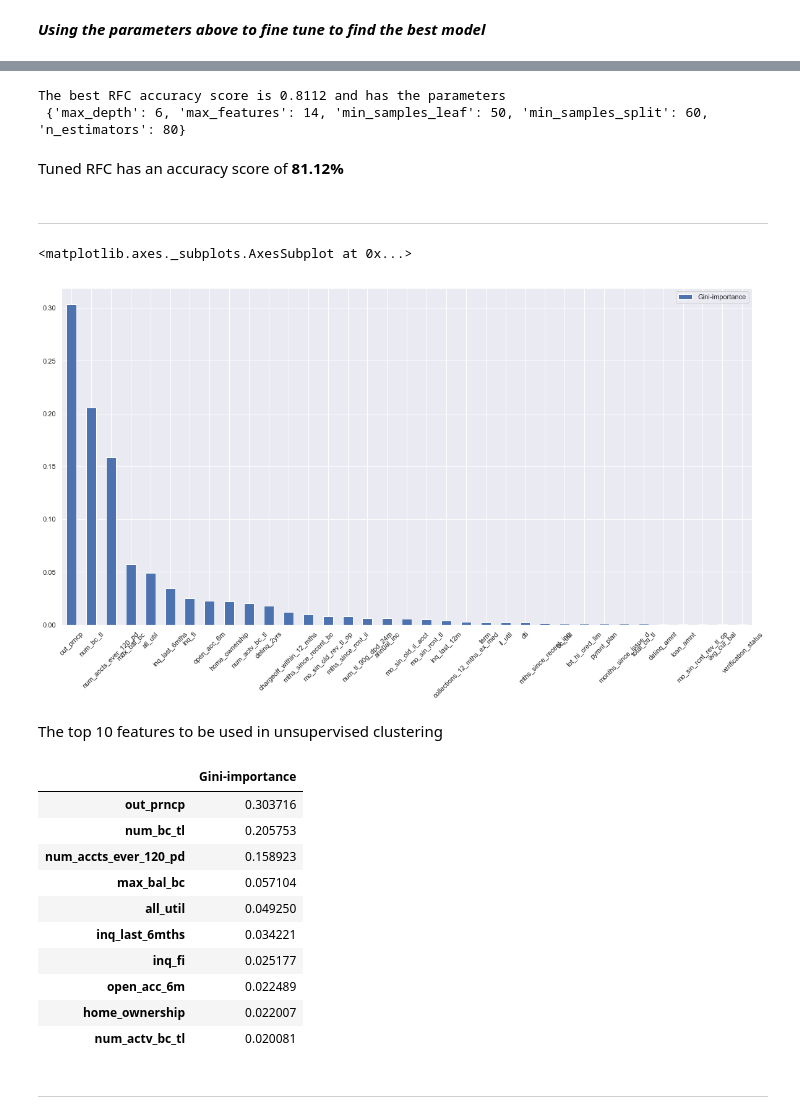
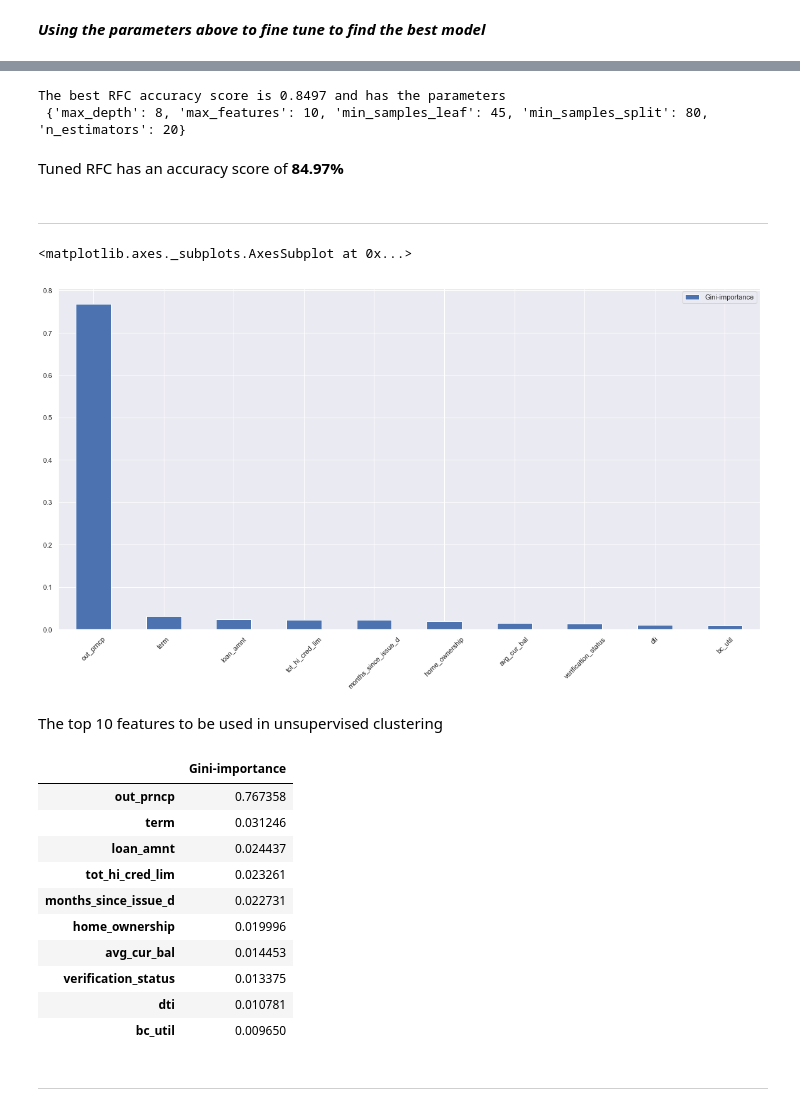
Before and after one commit to gaddyc/Thinkful_Data_Science, a Jupyter notebook: Unit7_FinalCapstone/Unit7.2_Supervised_LendingClub.ipynb, the cells around one changed output, grey strips where cells are left out. Saved outputs shown, nothing was run; the diff lists cells and outputs as text; code cells hidden in the pictures.

```diff
--- a/Unit7_FinalCapstone/Unit7.2_Supervised_LendingClub.ipynb
+++ b/Unit7_FinalCapstone/Unit7.2_Supervised_LendingClub.ipynb
@@ -143,13 +78,13 @@ for var in zip(hyperparameter, range):
 
     parameters = {"{}".format(var[0]): var[1]}
     # instantiate the model
-    rf = RandomForestClassifier()
+    rf = ensemble.RandomForestClassifier()
 
     # fit tree on training data
     rfgrid = GridSearchCV(rf, parameters,
                           cv=3,
                           scoring="accuracy")
-    rfgrid.fit(X_train_sc_pca, y_train)
+    rfgrid.fit(X_train, y_train)
     scores = rfgrid.cv_results_
 
     plt.figure()
@@ -178,14 +113,14 @@ ___Using the parameters above to fine tune to find the best model___
 # Create the parameter grid based on the results of random search
 
 param_grid = {
-    'max_depth': [2, 3, 5, 6],
-    'n_estimators': [80,100],
-    'min_samples_leaf': [50, 60, 70],
+    'max_depth': [2, 4, 6, 8],
+    'n_estimators': [20, 80, 100],
+    'min_samples_leaf': [45, 50, 55],
     'min_samples_split': [50, 60, 70, 80],
-    'max_features': [8,10,14]
+    'max_features': [6, 8, 10]
 }
 # Create a based model
-rf_tree = RandomForestClassifier()
+rf_tree = ensemble.RandomForestClassifier()
 # Instantiate the grid search model
 rfgrid_search = GridSearchCV(estimator=rf_tree,
                              param_grid=param_grid,
@@ -193,7 +128,7 @@ rfgrid_search = GridSearchCV(estimator=rf_tree,
 # %%
 # Fit the grid search to the data
 start_time = time.time()
-rfgrid_search.fit(X_train_sc_pca, y_train)
+rfgrid_search.fit(X_train, y_train)
 
 stop = timeit.default_timer()
 print("--- {:.4f} seconds --- ".format((time.time() - start_time)))
@@ -212,35 +148,35 @@ print('The best RFC accuracy score is {0:.4f}'.format(
     rfgrid_search.best_score_),
     'and has the parameters\n', rfgrid_search.best_params_)
 # %% [output]
-The best RFC accuracy score is 0.8112 and has the parameters
- {'max_depth': 6, 'max_features': 14, 'min_samples_leaf': 50, 'min_samples_split': 60, 'n_estimators': 80}
+The best RFC accuracy score is 0.8497 and has the parameters
+ {'max_depth': 8, 'max_features': 10, 'min_samples_leaf': 45, 'min_samples_split': 80, 'n_estimators': 20}
 # %%
 # model with the best hyperparameters
-rf_final = RandomForestClassifier(bootstrap=True,
-                                  max_depth=6,
-                                  min_samples_leaf=50,
-                                  min_samples_split=60,
-                                  max_features=14,
-                                  n_estimators=80)
+rf_final = ensemble.RandomForestClassifier(bootstrap=True,
+                                           max_depth=8,
+                                           max_features=10,
+                                           min_samples_leaf=45,
+                                           min_samples_split=80,
+                                           n_estimators=20)
 # %% [markdown]
-Tuned RFC has an accuracy score of __81.12%__
+Tuned RFC has an accuracy score of __84.97%__
 # %% [markdown]
 ------
 # %%
 feats = {}  # a dict to hold feature_name: feature_importance
-rf_final.fit(X_train_sc_pca, y_train)
+rf_final.fit(X_train, y_train)
 for feature, importance in zip(X.columns, rf_final.feature_importances_):
     feats[feature] = importance
 
 importances = pd.DataFrame.from_dict(
     feats, orient='index').rename(columns={0: 'Gini-importance'})
 importances.sort_values(by='Gini-importance',
-                        ascending=False).head(35).plot(kind='bar',
-                                                      rot=45,
-                                                      figsize=(20, 10))
+                        ascending=False).head(10).plot(kind='bar',
+                                                       rot=45,
+                                                       figsize=(20, 10))
 # %% [output]
 <matplotlib.axes._subplots.AxesSubplot at 0x...>
-[figure, old version]
+[figure, new version]
 # %% [markdown]
 The top 10 features to be used in unsupervised clustering
 # %%
@@ -248,16 +184,16 @@ importances.sort_values(by='Gini-importance',
                         ascending=False).head(10)
 # %% [output]
 |  | Gini-importance |
-| out_prncp | 0.303716 |
-| num_bc_tl | 0.205753 |
-| num_accts_ever_120_pd | 0.158923 |
-| max_bal_bc | 0.057104 |
-| all_util | 0.049250 |
-| inq_last_6mths | 0.034221 |
-| inq_fi | 0.025177 |
-| open_acc_6m | 0.022489 |
-| home_ownership | 0.022007 |
-| num_actv_bc_tl | 0.020081 |
+| out_prncp | 0.767358 |
+| term | 0.031246 |
+| loan_amnt | 0.024437 |
+| tot_hi_cred_lim | 0.023261 |
+| months_since_issue_d | 0.022731 |
+| home_ownership | 0.019996 |
+| avg_cur_bal | 0.014453 |
+| verification_status | 0.013375 |
+| dti | 0.010781 |
+| bc_util | 0.009650 |
 # %% [markdown]
 -----
 # %% [markdown]
```
Also changed, not shown: parts of 27 cells of this notebook, 2 other files.
